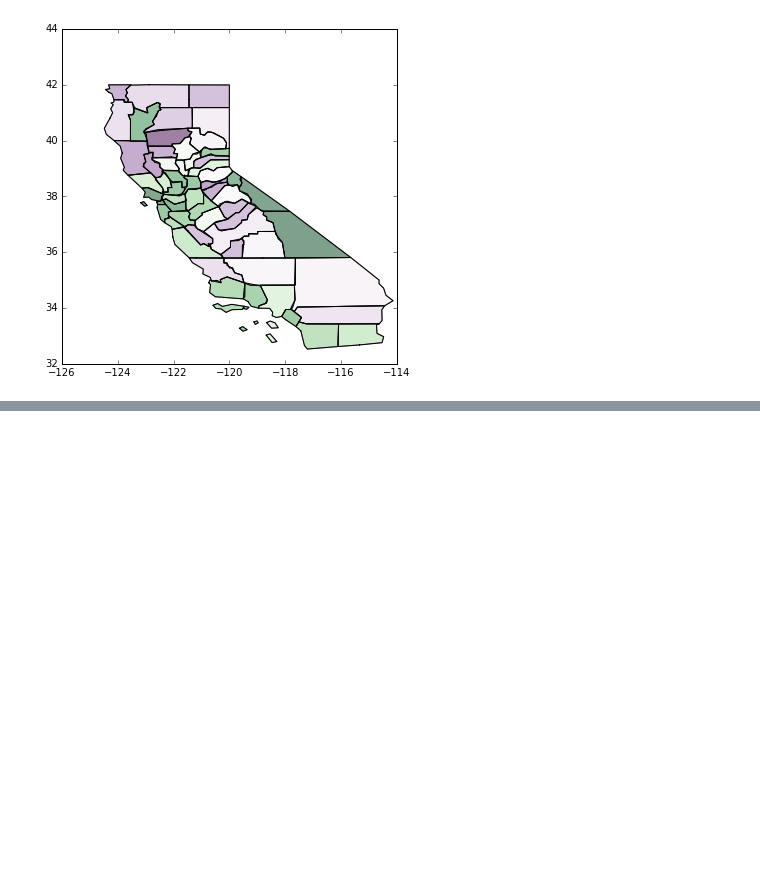
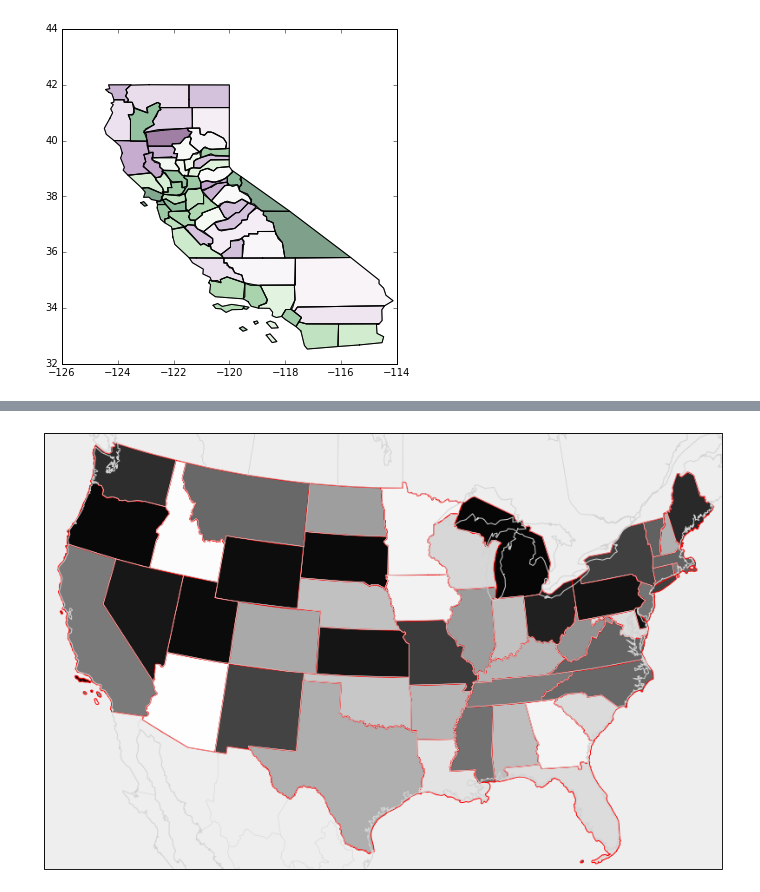
Before and after one commit to CivicKnowledge/census-bundles, a Jupyter notebook: census.gov/tiger-2015/States Display.ipynb, the cells around one changed output, grey strips where cells are left out. Drawn from its saved outputs; the diff is of its cells as text; code cells hidden in the pictures; blank space fills up the shorter version.

```diff
--- a/census.gov/tiger-2015/States Display.ipynb
+++ b/census.gov/tiger-2015/States Display.ipynb
@@ -74,0 +143,43 @@ count_parks.plot(column='p_parkacc', colormap='PRGn')
+# %%
+import matplotlib.pyplot as plt
+from mpl_toolkits.basemap import Basemap
+from matplotlib.patches import Polygon
+from matplotlib.collections import PatchCollection
+from descartes import PolygonPatch
+
+# create the map
+plt.figure(figsize=(14, 10))
+m = Basemap(llcrnrlon=-119,llcrnrlat=22,urcrnrlon=-64,urcrnrlat=49,
+       projection='lcc',lat_1=33,lat_2=45,lon_0=-95,
+       area_thresh=10000, resolution='l')
+
+
+#m.fillcontinents(color='white', lake_color='#eeeeee')
+m.drawstates(color='lightgray')
+m.drawcoastlines(color='lightgray')
+m.drawcountries(color='lightgray')
+m.drawmapboundary(fill_color='#eeeeee')
+
+# Function to set  properties of each patch.
+def patch_args(row):
+    import random
+    return {
+        'gid': row.gvid,
+        'label': row.stusps,
+        'facecolor': str(random.random()), # Gray scale
+        'edgecolor': 'red',
+        'hatch': 'xx'
+    }
+
+
+# Create the patches. Must pass in the basemap so it can transform coordinates.
+patches = states_p.patches(m, args_f = patch_args)
+
+ax = plt.gca() # get current axes instance
+
+# Add the patches.
+ax.add_collection(PatchCollection(patches, match_original=True))
+
+plt.show()
+# %% [output]
+[figure, added]
```
Also changed, not shown: parts of 13 cells of this notebook.
